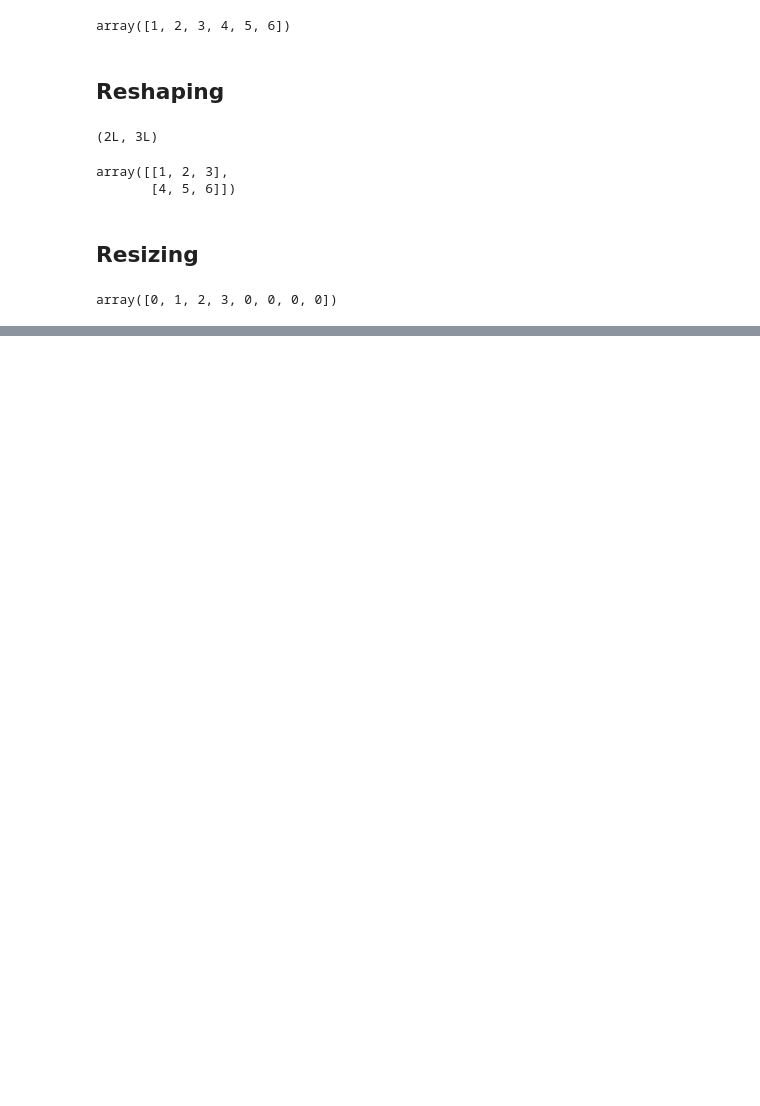
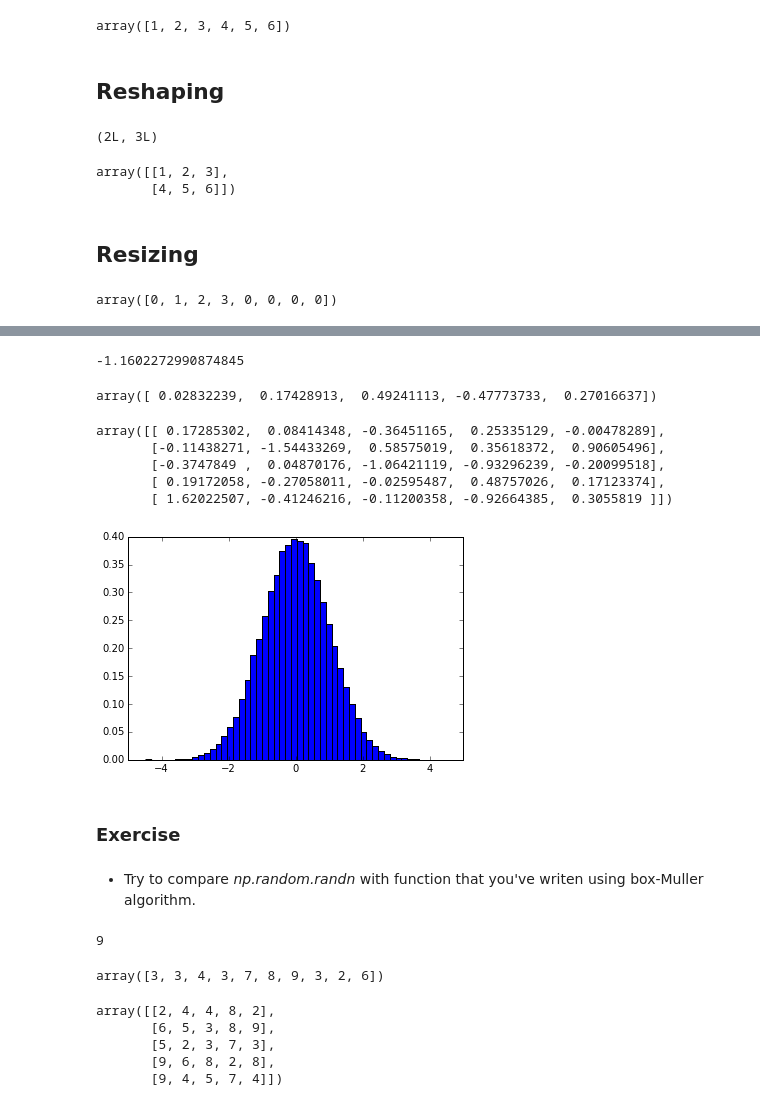
Before and after one commit to mkhm/python-scientific-computing-course-2015, a Jupyter notebook: Lecture-5-Numpy-Arrays.ipynb, the cells around one changed output, grey strips where cells are left out. Cells and saved outputs as stored; diff of their text form; code cells hidden in the pictures; blank space fills up the shorter version.

```diff
--- a/Lecture-5-Numpy-Arrays.ipynb
+++ b/Lecture-5-Numpy-Arrays.ipynb
@@ -374,0 +460,40 @@ array([0, 1, 2, 3, 0, 0, 0, 0])
+# %%
+np.random.randn()
+# %% [output]
+-1.1602272990874845
+# %%
+np.random.randn(5)
+# %% [output]
+array([ 0.02832239,  0.17428913,  0.49241113, -0.47773733,  0.27016637])
+# %%
+np.random.randn(5,5)
+# %% [output]
+array([[ 0.17285302,  0.08414348, -0.36451165,  0.25335129, -0.00478289],
+       [-0.11438271, -1.54433269,  0.58575019,  0.35618372,  0.90605496],
+       [-0.3747849 ,  0.04870176, -1.06421119, -0.93296239, -0.20099518],
+       [ 0.19172058, -0.27058011, -0.02595487,  0.48757026,  0.17123374],
+       [ 1.62022507, -0.41246216, -0.11200358, -0.92664385,  0.3055819 ]])
+# %%
+plt.hist(np.random.randn(100000), normed=True, bins=50);
+# %% [output]
+[figure, added]
+# %% [markdown]
+### Exercise
+# %% [markdown]
+- Try to compare _np.random.randn_ with function that you've writen using box-Muller algorithm.
+# %%
+np.random.randint(2, high=10)
+# %% [output]
+9
+# %%
+np.random.randint(2, high=10, size=10)
+# %% [output]
+array([3, 3, 4, 3, 7, 8, 9, 3, 2, 6])
+# %%
+np.random.randint(2, high=10, size=(5,5))
+# %% [output]
+array([[2, 4, 4, 8, 2],
+       [6, 5, 3, 8, 9],
+       [5, 2, 3, 7, 3],
+       [9, 6, 8, 2, 8],
+       [9, 4, 5, 7, 4]])
```
Also changed, not shown: parts of 28 cells of this notebook, 10 other files.
